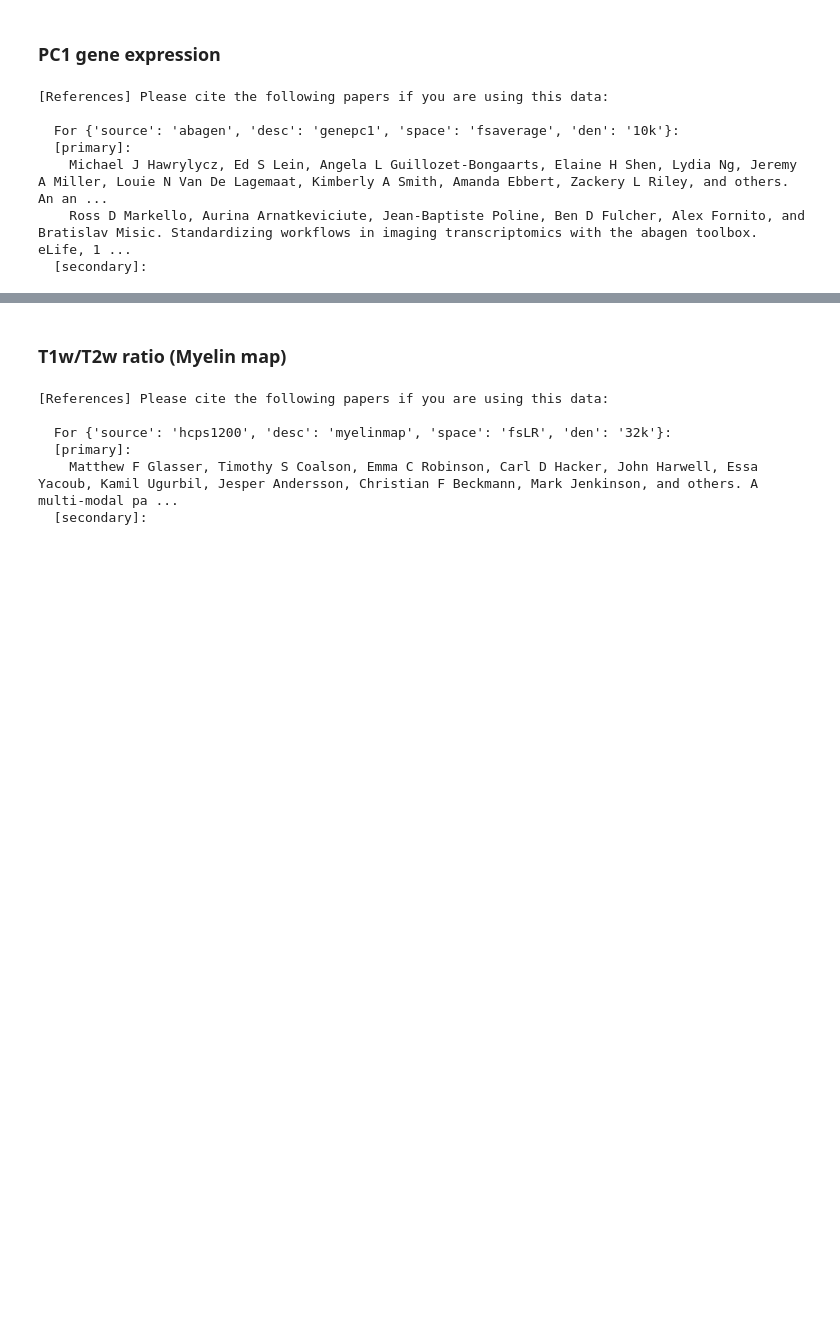
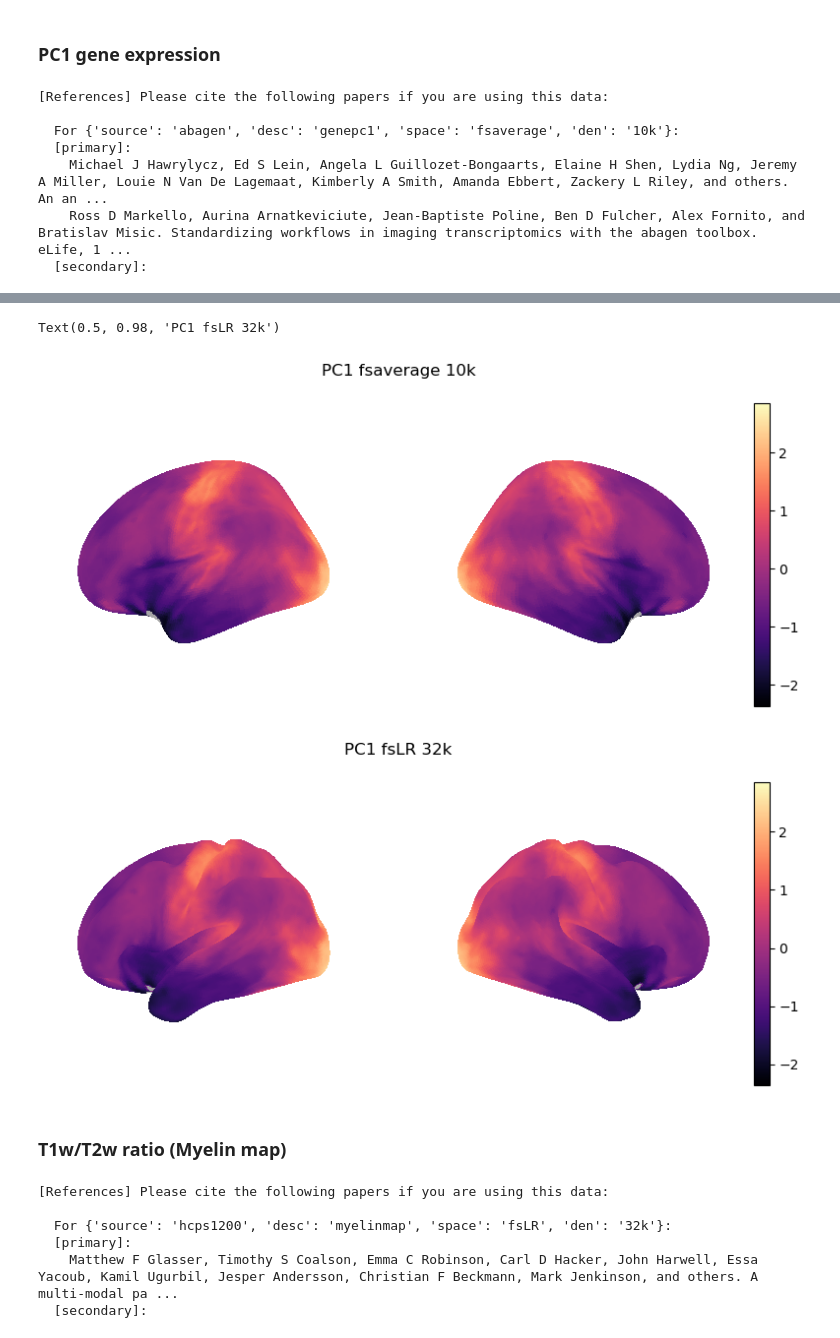
Before and after one commit to katrinasuherman/neuromaps-schizophrenia-thinning, a Jupyter notebook: transformations.ipynb, the cells around one changed output, grey strips where cells are left out. Saved outputs shown, nothing was run; the diff lists cells and outputs as text; code cells hidden in the pictures; blank space fills up the shorter version.

Commit message:
until CBF visualization

```diff
--- a/transformations.ipynb
+++ b/transformations.ipynb
@@ -155,3 +265,21 @@ plotting.plot_surf(
+# %%
+# before
+fig1, cbar1 = plot_surf_lateral_only(
+    genepc1, template='fsaverage', density='10k',
+    cmap='magma', colorbar='shared', cbar_location='right', wspace=0.18
+)
+fig1.suptitle('PC1 fsaverage 10k', y=0.98)
+
+# after
+fig2, cbar2 = plot_surf_lateral_only(
+    genepc1_fsLR32k, template='fsLR', density='32k',
+    cmap='magma', colorbar='shared', cbar_location='right', wspace=0.18
+)
+fig2.suptitle('PC1 fsLR 32k', y=0.98)
+# %% [output]
+Text(0.5, 0.98, 'PC1 fsLR 32k')
+[figure, added]
+[figure, added]
 # %% [markdown]
 ### T1w/T2w ratio (Myelin map)
 # %%
```
Also changed, not shown: parts of 18 cells of this notebook, 1 other file.
